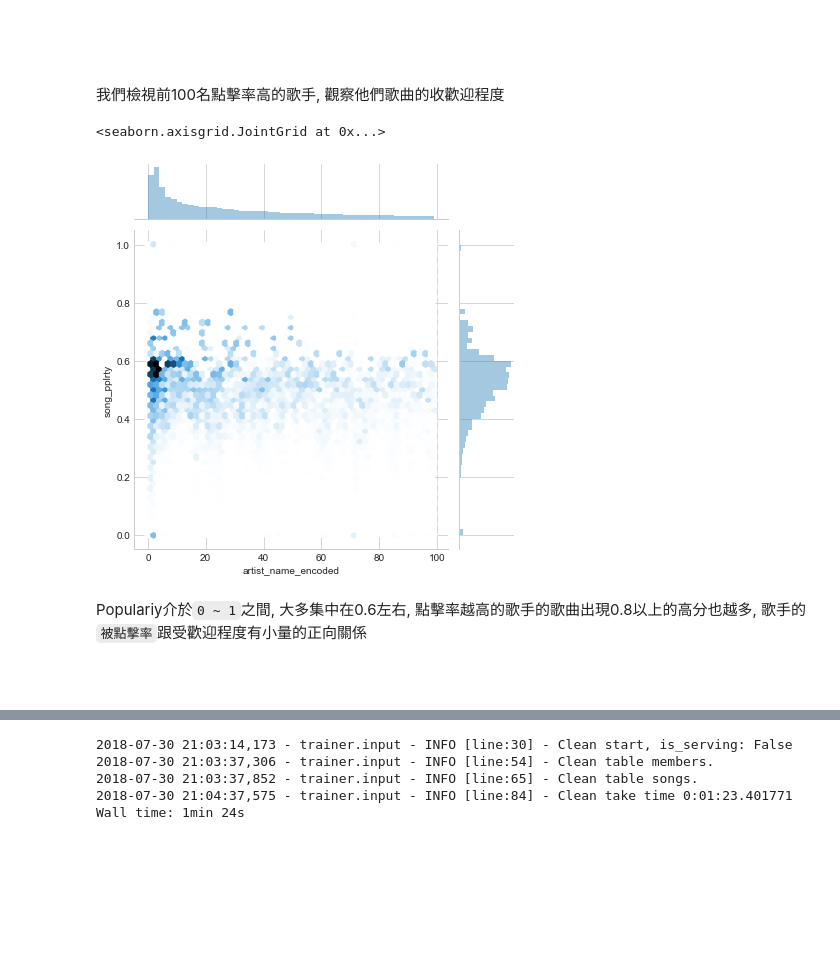
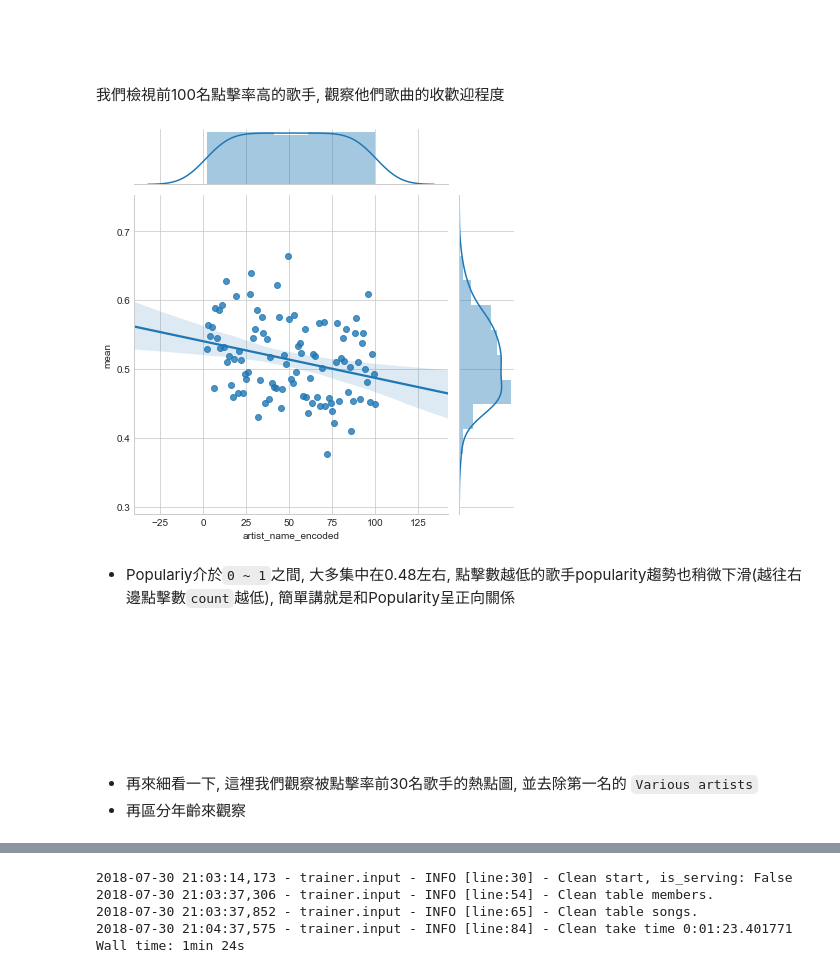
Before and after one commit to CloudMile/ml-specialized, a Jupyter notebook: kkbox/kkbox.ipynb, the cells around one changed output, grey strips where cells are left out. Saved outputs shown, nothing was run; the diff lists cells and outputs as text; code cells hidden in the pictures; blank space fills up the shorter version.

```diff
--- a/kkbox/kkbox.ipynb
+++ b/kkbox/kkbox.ipynb
@@ -126,25 +141,16 @@ _ = inp.Input.instance.clean('./data/train.csv')
 # %%
 %%time
-tr = pd.read_pickle('./data/processed/cleaned/tr.pkl')
-vl = pd.read_pickle('./data/processed/cleaned/vl.pkl')
 members = pd.read_pickle('./data/processed/cleaned/members.pkl')
-# Tenure, years range from registration time to expiration
-members['tenure'] = \
-    ((members.expiration_date * 86400)
-             .map(lambda e: datetime.fromtimestamp(e) if e > 0 else None) -
-     (members.registration_init_time * 86400).map(datetime.fromtimestamp)).dt.days / 365
-# Rounding tenure to int and fill missing value with median 2
-members['tenure'] = members['tenure'].round().fillna(2).map(int).value_counts()
-
+# Rounding tenure to int and fill missing value with median
+members['tenure'] = ((members.expiration_date - members.registration_init_time) / 365).round()
+members['tenure'] = members.tenure.fillna( members.tenure.median() ).map(int)
 bins = np.array([6, 10, 20, 30, 40, 60, 80])
 age_map = pd.Series(['', '06-10', '10-20', '20-30', '30-40', '40-60', '60-80', ''])
 members['msno_age_catg'] = pd.Series(np.digitize(members.bd, bins)).map(age_map)
 
+
 songs = pd.read_pickle('./data/processed/cleaned/songs.pkl')
 song_extra_info = pd.read_csv('./data/song_extra_info.csv').set_index('song_id')
-data = pd.concat([tr, vl], 0, ignore_index=True)
-del tr, vl
-
 # Although we don't put name feature for training, but it's good for exploration
 songs['name'] = song_extra_info.name.reindex(songs.song_id).values
 songs['song_yy'] = (songs.isrc.str.slice(5, 7)
@@ -162,6 +168,10 @@ Wall time: 17.1 s
 # %%
 %%time
-data = data.merge(members, how='left', on='msno').merge(songs, how='left', on='song_id')
+tr = pd.read_pickle('./data/processed/cleaned/tr.pkl')
+vl = pd.read_pickle('./data/processed/cleaned/vl.pkl')
+data = pd.concat([tr, vl], 0, ignore_index=True).merge(members, how='left', on='msno').merge(songs, how='left', on='song_id')
+del tr, vl
+
 # Songs popularity and clicks
 basic_stats = data.groupby('song_id').target.agg(['count', 'mean'])
 basic_stats['song_clicks'] = basic_stats.pop('count')
@@ -169,5 +179,8 @@ basic_stats['song_pplrty'] = basic_stats.pop('mean')
 basic_stats = basic_stats.reindex(data.song_id)
 data['song_clicks'] = basic_stats.song_clicks.values
 data['song_pplrty'] = basic_stats.song_pplrty.values
+data['tenure'] = data.tenure.fillna(2)
+#
+data = data[data.song_id.isin(songs.song_id) & data.msno.isin(members.msno)]
 del basic_stats
 # %% [output]
@@ -446,0 +432,5 @@ utils_nb.heatmap(chop, 'city', 'language', annot=True, fmt='.1f', figsize=(18, 6
+# %%
+stats_artist = utils_nb.flatten(data, ['gender', 'msno_age_catg', 'city', 'language', 'song_pplrty'], 'artist_name', 'target')
+artist_mapper = utils.CountMapper(outlier='')
+stats_artist['artist_name_encoded'] = artist_mapper.fit_transform(stats_artist.artist_name)
+stats_artist.head()
@@ -450,13 +472,20 @@ utils_nb.heatmap(chop, 'city', 'language', annot=True, fmt='.1f', figsize=(18, 6
 <br/>
 我們檢視前100名點擊率高的歌手, 觀察他們歌曲的收歡迎程度
 # %%
-chop = stats_artist.query("artist_name_encoded < 100")
-sns.jointplot("artist_name_encoded", "song_pplrty", data=chop, kind="hex")
+artist_regression = stats_artist.groupby('artist_name_encoded').target.agg(['mean', 'count']).reset_index()[1:100]
+g = sns.jointplot("artist_name_encoded", "mean", data=artist_regression, kind='reg')
 # %% [output]
-<seaborn.axisgrid.JointGrid at 0x...>
-[figure, old version]
+[figure, new version]
 # %% [markdown]
-Populariy介於`0 ~ 1`之間, 大多集中在0.6左右, 點擊率越高的歌手的歌曲出現0.8以上的高分也越多, 歌手的`被點擊率`跟受歡迎程度有小量的正向關係
+- Populariy介於`0 ~ 1`之間, 大多集中在0.48左右, 點擊數越低的歌手popularity趨勢也稍微下滑(越往右邊點擊數`count`越低), 簡單講就是和Popularity呈正向關係
+
 <br/>
 <br/>
 <br/>
+# %% [markdown]
+<br/>
+<br/>
+<br/>
+
+- 再來細看一下, 這裡我們觀察被點擊率前30名歌手的熱點圖, 並去除第一名的 `Various artists`
+- 再區分年齡來觀察
```
Also changed, not shown: parts of 77 cells of this notebook, 2 other files.
